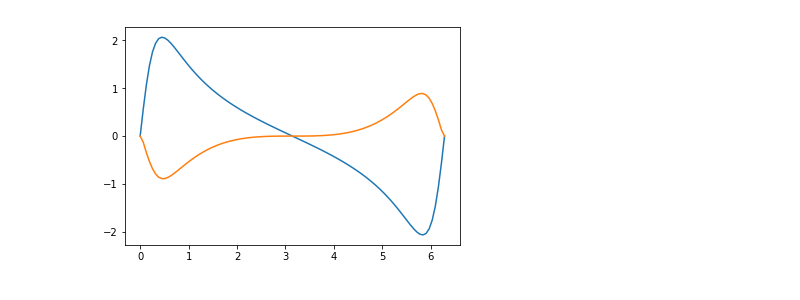
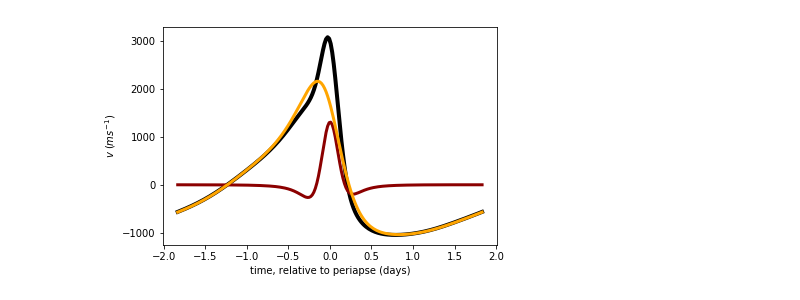
Before and after one commit to zpenoyre/OoT, a Jupyter notebook: ootExample.ipynb, the cells around one changed output. Saved outputs shown, nothing was run; the diff lists cells and outputs as text; code cells hidden in the pictures.

```diff
--- a/ootExample.ipynb
+++ b/ootExample.ipynb
@@ -181,10 +38,28 @@ plt.show()
-# %%
-etas=np.linspace(0,2*np.pi,100)
-e=0.9
-eta1=e*np.sin(etas)/(1-e*np.cos(etas))
-eta3=(e*np.sin(etas+eta1) - eta1)/(1-e*np.cos(etas+eta1))
-plt.plot(etas,eta1)
-plt.plot(etas,eta3)
-plt.show()
-# %% [output]
-[figure, removed]
+# %%
+# We'll need quite a different planet/star to make the todal velocity visible
+planet=oot.planet()
+planet.M=1 #giant star
+planet.R=4
+planet.Mp=0.01 #Supiter
+planet.Rp=0.1
+planet.a=10 #close eccentric orbit
+planet.e=0.5
+planet.vTheta=np.pi/2 #viewed from an oblique angle
+planet.vPhi=np.pi/4
+
+period=oot.findPeriod(planet)
+ts=np.linspace(-period/2,period/2,200)
+
+velocity=oot.vSum(ts,planet)
+vTide=oot.vTide(ts,planet)
+vOrbit=oot.vOrbit(ts,planet)
+
+vPlot=plt.gca()
+vPlot.plot(ts,velocity,c='k',lw=4)
+vPlot.plot(ts,vTide,c='darkred',lw=3)
+vPlot.plot(ts,vOrbit,c='orange',lw=3)
+vPlot.set_xlabel('time, relative to periapse (days)')
+vPlot.set_ylabel(r'$v$ ($ms^{-1}$)')
+plt.show()
+# %% [output]
+[figure, added]
```
Also changed, not shown: parts of 15 cells of this notebook, 2 other files.
